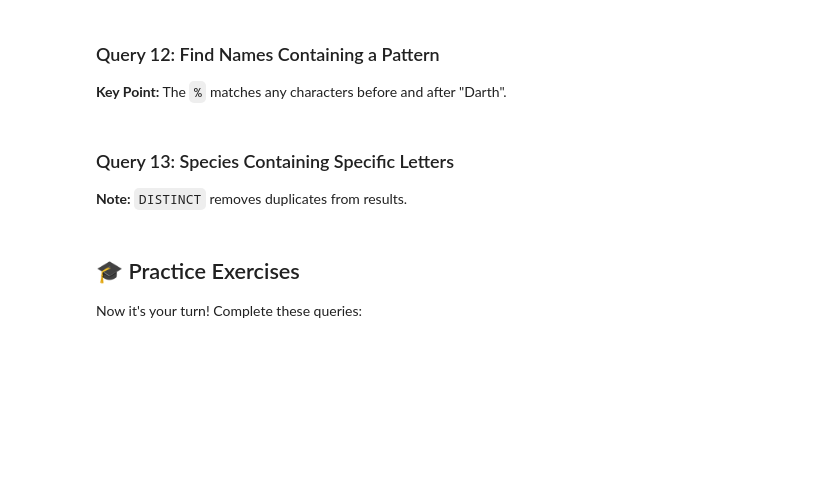
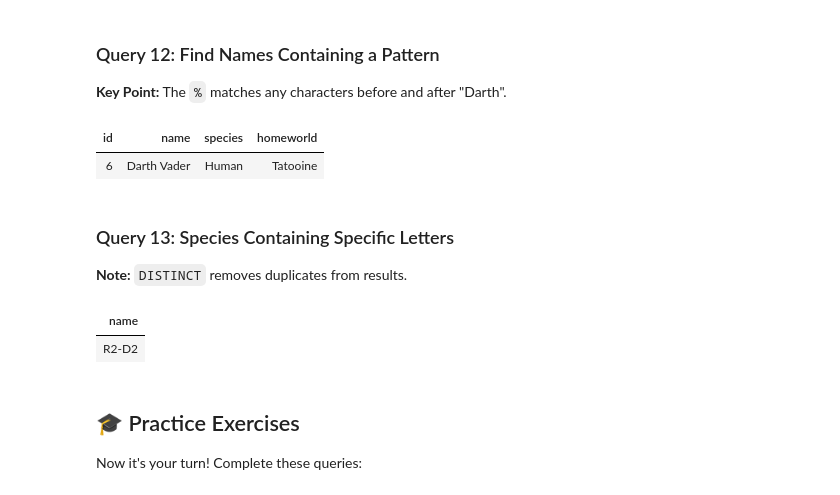
Before and after one commit to TempeHS/2026SE-SQL-Ethan.Zheng, a Jupyter notebook: lessons/lesson2_queries.ipynb, the cells around one changed output. Saved outputs shown, nothing was run; the diff lists cells and outputs as text; code cells hidden in the pictures; blank space fills up the shorter version.

```diff
--- a/lessons/lesson2_queries.ipynb
+++ b/lessons/lesson2_queries.ipynb
@@ -306,6 +306,10 @@ SELECT * FROM characters WHERE name LIKE '%o'
 # %%
 %%sql
 -- Query 12: Find all characters with 'Darth' in their name
+SELECT * FROM characters WHERE name LIKE "%Darth%"
+# %% [output]
+| id | name | species | homeworld |
+| 6 | Darth Vader | Human | Tatooine |
 # %% [markdown]
 ### Query 13: Species Containing Specific Letters
 
@@ -313,6 +317,10 @@ SELECT * FROM characters WHERE name LIKE '%o'
 # %%
 %%sql
 -- Query 13: Find all species containing 'oid'
+SELECT DISTINCT name FROM characters WHERE species LIKE '%Oid%'
+# %% [output]
+| name |
+| R2-D2 |
 # %% [markdown]
 ## 🎓 Practice Exercises
 
```
Also changed, not shown: parts of 5 cells of this notebook, 2 other files.
